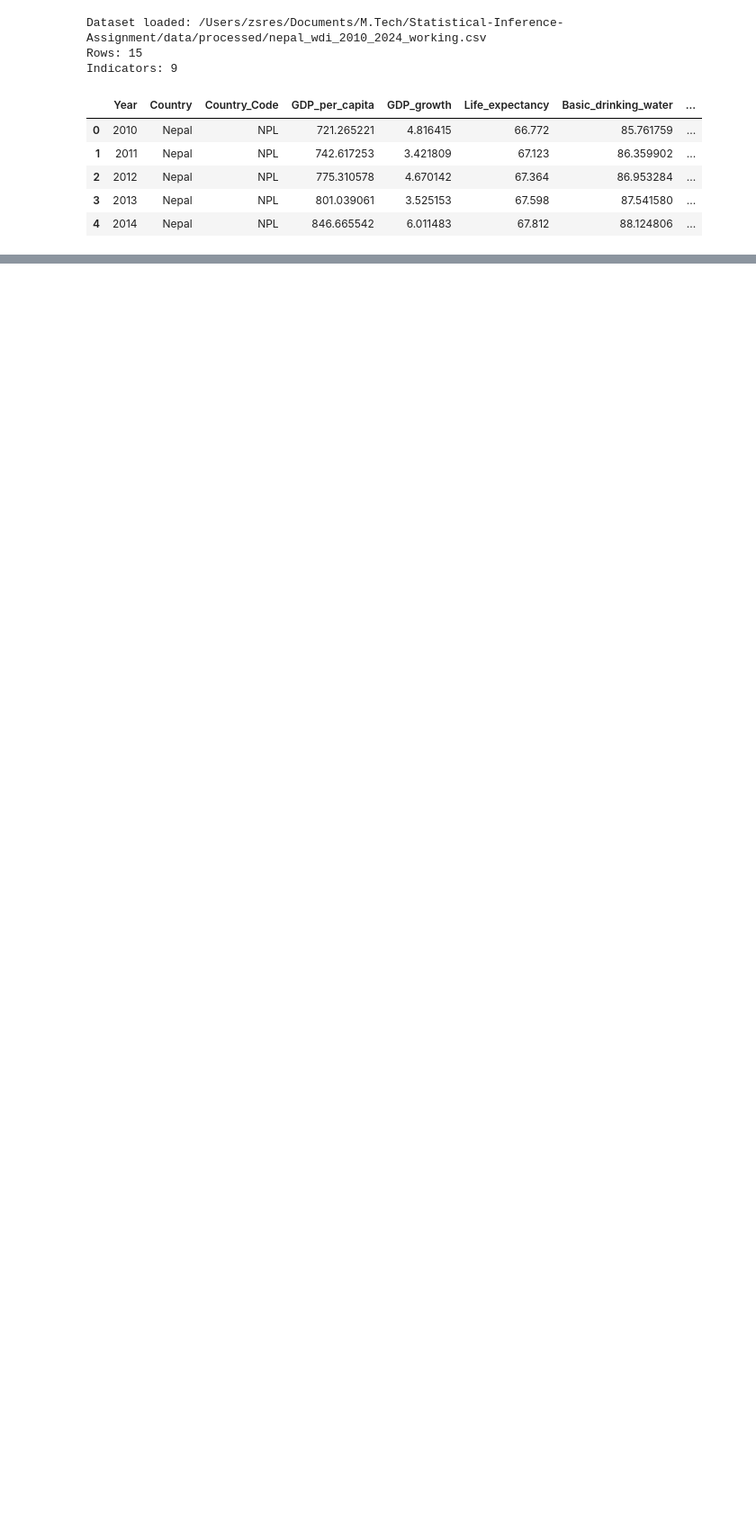
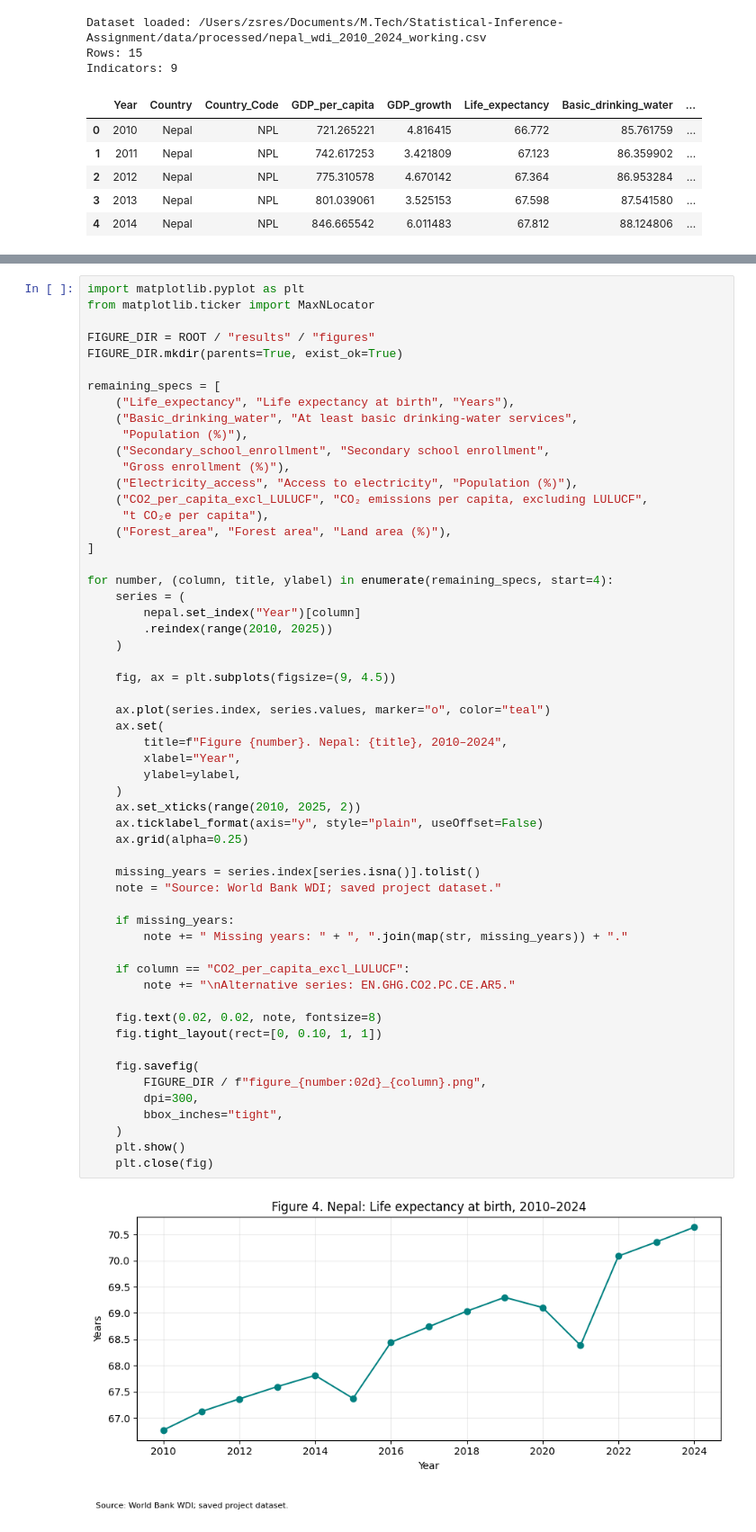
Before and after one commit to rbhdsks/HS-Statistical-Inference-Assignment-2026, a Jupyter notebook: notebooks/02_descriptive_and_graphical_analysis.ipynb, the cells around one changed output, grey strips where cells are left out. Shown at 90% size. Saved outputs shown, nothing was run; the diff lists cells and outputs as text; blank space fills up the shorter version.

```diff
--- a/notebooks/02_descriptive_and_graphical_analysis.ipynb
+++ b/notebooks/02_descriptive_and_graphical_analysis.ipynb
@@ -130,0 +367,58 @@ display(data.count().rename("Available_N").to_frame())
+# %%
+import matplotlib.pyplot as plt
+from matplotlib.ticker import MaxNLocator
+
+FIGURE_DIR = ROOT / "results" / "figures"
+FIGURE_DIR.mkdir(parents=True, exist_ok=True)
+
+remaining_specs = [
+    ("Life_expectancy", "Life expectancy at birth", "Years"),
+    ("Basic_drinking_water", "At least basic drinking-water services",
+     "Population (%)"),
+    ("Secondary_school_enrollment", "Secondary school enrollment",
+     "Gross enrollment (%)"),
+    ("Electricity_access", "Access to electricity", "Population (%)"),
+    ("CO2_per_capita_excl_LULUCF", "CO₂ emissions per capita, excluding LULUCF",
+     "t CO₂e per capita"),
+    ("Forest_area", "Forest area", "Land area (%)"),
+]
+
+for number, (column, title, ylabel) in enumerate(remaining_specs, start=4):
+    series = (
+        nepal.set_index("Year")[column]
+        .reindex(range(2010, 2025))
+    )
+
+    fig, ax = plt.subplots(figsize=(9, 4.5))
+
+    ax.plot(series.index, series.values, marker="o", color="teal")
+    ax.set(
+        title=f"Figure {number}. Nepal: {title}, 2010–2024",
+        xlabel="Year",
+        ylabel=ylabel,
+    )
+    ax.set_xticks(range(2010, 2025, 2))
+    ax.ticklabel_format(axis="y", style="plain", useOffset=False)
+    ax.grid(alpha=0.25)
+
+    missing_years = series.index[series.isna()].tolist()
+    note = "Source: World Bank WDI; saved project dataset."
+
+    if missing_years:
+        note += " Missing years: " + ", ".join(map(str, missing_years)) + "."
+
+    if column == "CO2_per_capita_excl_LULUCF":
+        note += "\nAlternative series: EN.GHG.CO2.PC.CE.AR5."
+
+    fig.text(0.02, 0.02, note, fontsize=8)
+    fig.tight_layout(rect=[0, 0.10, 1, 1])
+
+    fig.savefig(
+        FIGURE_DIR / f"figure_{number:02d}_{column}.png",
+        dpi=300,
+        bbox_inches="tight",
+    )
+    plt.show()
+    plt.close(fig)
+# %% [output]
+[figure, added]
```
Also changed, not shown: parts of 16 cells of this notebook, 2 other files.
